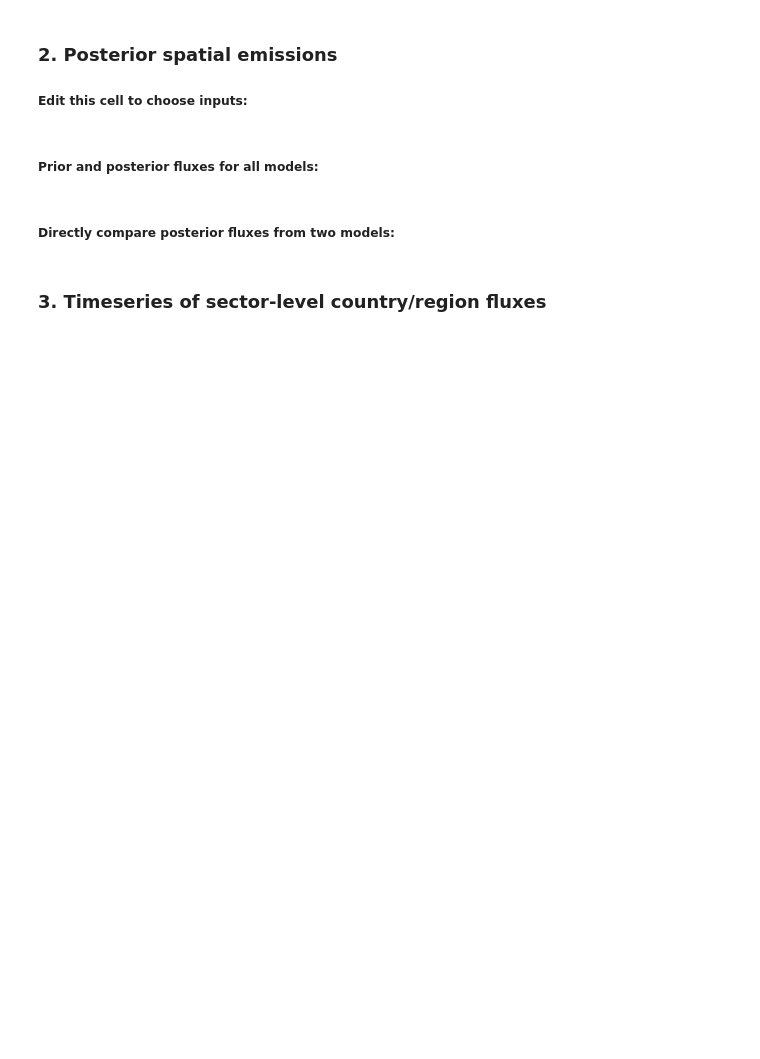
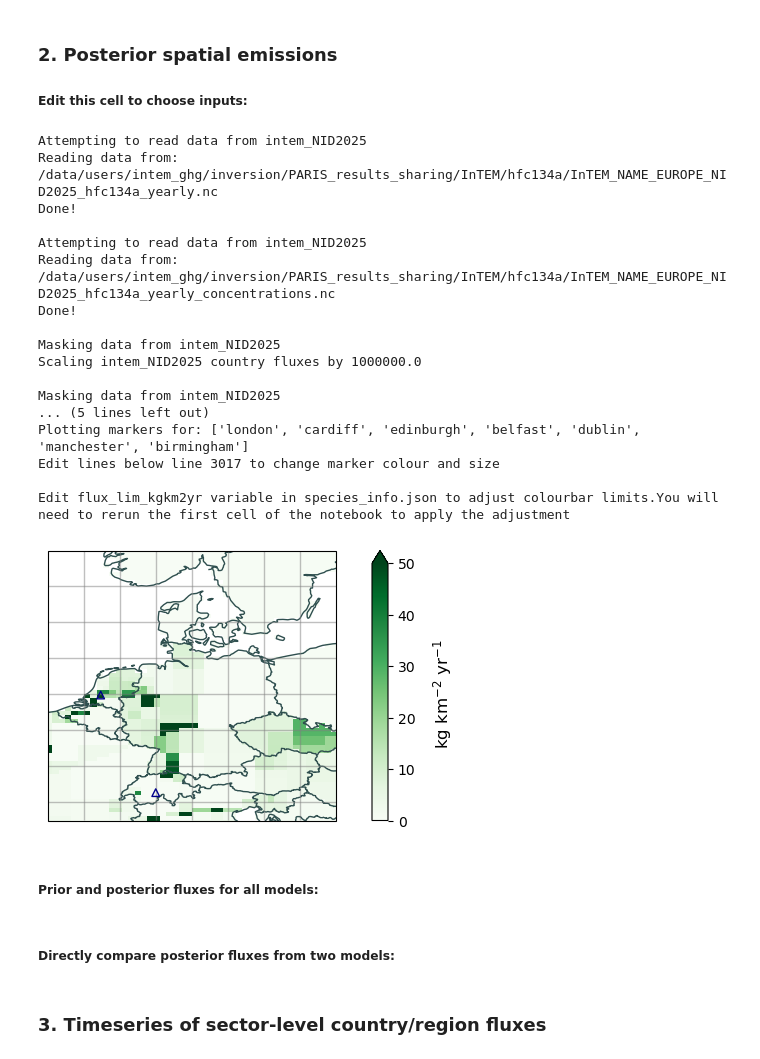
Before and after one commit to openghg/fluxie, a Jupyter notebook: PARIS_inversion_results_NISC.ipynb, the cells around one changed output. Cells and saved outputs as stored; diff of their text form; code cells hidden in the pictures; blank space fills up the shorter version.

```diff
--- a/PARIS_inversion_results_NISC.ipynb
+++ b/PARIS_inversion_results_NISC.ipynb
@@ -374,17 +300,17 @@ Table saved to /home/users/intem_ghg/NID_2025/final_tables/sf6_country_flux_tabl
 #species_all = ['hfc134a','hfc143a','hfc125','hfc32','hfc23',
 #               'hfc152a','hfc365mfc','hfc4310mee','hfc245fa','hfc227ea',
 #             'pfc218','pfc318','pfc116','cf4','nf3','ct','mc']
-species_all = ['sf6']
+species_all = ['hfc134a']
 
 start_date = '2021-01-01' #inclusive. Option to set as list of dates, e.g. ['2018-01-01','2019-01-01'] which is required for total fgases if one model is missing obs for a year
 end_date = '2022-01-01' #not inclusive. Option to set as list of dates, e.g. ['2023-01-01','2022-01-01'] which is required for total fgases if one model is missing obs for a year
 
-save = True
+save = False
 ###################################
 
 for species in species_all:
 
-    if any(name in species for name in list(species_start_dates.keys())):   #catches all hfc, pfc, hfo, cfc, hcfc and CCl species
+    if any(name in species for name in f_gases):   #catches all hfc, pfc, hfo, cfc, hcfc and CCl species
         models = [f'intem_NID2025']
         period_override = ['yearly']
         season_all = [None]
@@ -418,11 +344,11 @@ for species in species_all:
 
     ###################################
 
-    # used to update priors in filesnames, based on the species and the species_prior dictionary above
+    # used to update priors in filesnames, based on the species and species_info.json
     m_data_updated = copy.deepcopy(m_data)
     if 'hfc' in species or 'pfc' in species:
         for k in m_data.keys():
-            m_data_updated[k]['filename'] = m_data[k]['filename'].replace('*',species_prior[species])
+            m_data_updated[k]['filename'] = m_data[k]['filename'].replace('*',s_data[species]['std_prior'])
 
     ds_all_flux = func.read_flux(data_dir,species,models,s_data,m_data,period_override=period_override)
 
@@ -437,8 +363,6 @@ for species in species_all:
                                                 scale_co2eq=False,species=species)[m]
         ds_all_mf_sliced[m] = func.slice_mf({m:ds_all_mf[m]},s_data,start_date,end_date,site=None,baseline_site=None,
                                             data_dir=data_dir,scale_units=True,species=species)[m]
-
-    model_colors = func.set_model_colors_2(models,m_colors)
 
     ###################################
 
@@ -475,33 +399,52 @@ for species in species_all:
         for i,season in enumerate(season_all):
 
             #output_path = f'/home/users/intem_ghg/NID_2025/final_plots/{species}_posterior_map{outnames[i]}_{plot_area}_{start_date}.png'
             output_path = f'/home/users/intem_ghg/NID_2025/final_plots/{species}_posterior_map{outnames[i]}_{plot_area}.png'
 
             fig = func.plot_spatial_flux_one_variable(ds_all=ds_all_flux_scaled,species=species,plot_area=plot_area,
                                                     s_data=s_data,m_data=m_data,var=var,
                                                     cmap=cmap,cmap_diff=cmap_diff,c_border=c_border,
                                                     period_override=period_override,plot_site_locations=plot_site_locations,
                                                     plot_point_markers=plot_point_markers,season=season,
                                                     plot_inversion_grid_flux=plot_inversion_grid_flux,
                                                     scale_to_kgkm2yr=scale_to_kgkm2yr,
                                                     nid_style_plot=nid_style_plot,mask_sea_areas=mask_sea_areas,
                                                     include_threshold=include_threshold,sites_available=sites_available)
 
     else:
 
         fig = func.plot_spatial_flux_by_timestamp(ds_all=ds_all_flux_scaled,species=species,plot_area=plot_area,
                                                     s_data=s_data,m_data=m_data,var=var,
                                                     cmap=cmap,cmap_diff=cmap_diff,c_border=c_border,
                                                     period_override=period_override,plot_site_locations=plot_site_locations,
                                                     plot_point_markers=plot_point_markers,
                                                     plot_inversion_grid_flux=plot_inversion_grid_flux,
                                                     scale_to_kgkm2yr=scale_to_kgkm2yr,
                                                     nid_style_plot=nid_style_plot,mask_sea_areas=mask_sea_areas,
                                                     include_threshold=include_threshold,sites_available=sites_available)
 
     if save == True:
         fig.savefig(output_path,bbox_inches='tight',pad_inches=0.2,dpi=300)
         print(f'Saved to: {output_path}')
+# %% [output]
+Attempting to read data from intem_NID2025
+Reading data from: /data/users/intem_ghg/inversion/PARIS_results_sharing/InTEM/hfc134a/InTEM_NAME_EUROPE_NID2025_hfc134a_yearly.nc
+Done!
+
+Attempting to read data from intem_NID2025
+Reading data from: /data/users/intem_ghg/inversion/PARIS_results_sharing/InTEM/hfc134a/InTEM_NAME_EUROPE_NID2025_hfc134a_yearly_concentrations.nc
+Done!
+
+Masking data from intem_NID2025
+Scaling intem_NID2025 country fluxes by 1000000.0
+
+Masking data from intem_NID2025
+... (5 lines left out)
+Plotting markers for: ['london', 'cardiff', 'edinburgh', 'belfast', 'dublin', 'manchester', 'birmingham']
+Edit lines below line 3017 to change marker colour and size
+
+Edit flux_lim_kgkm2yr variable in species_info.json to adjust colourbar limits.You will need to rerun the first cell of the notebook to apply the adjustment
+[figure, added]
 # %% [markdown]
 ##### Prior and posterior fluxes for all models:
 # %%
```
Also changed, not shown: parts of 9 cells of this notebook, 2 other files.
